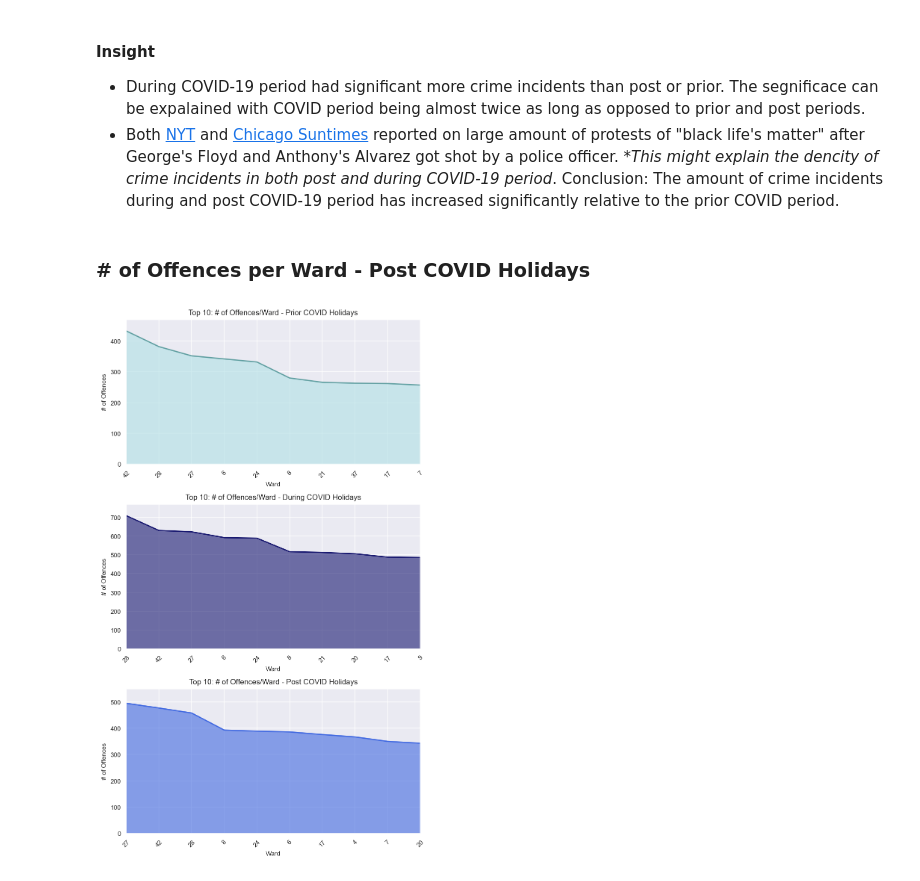
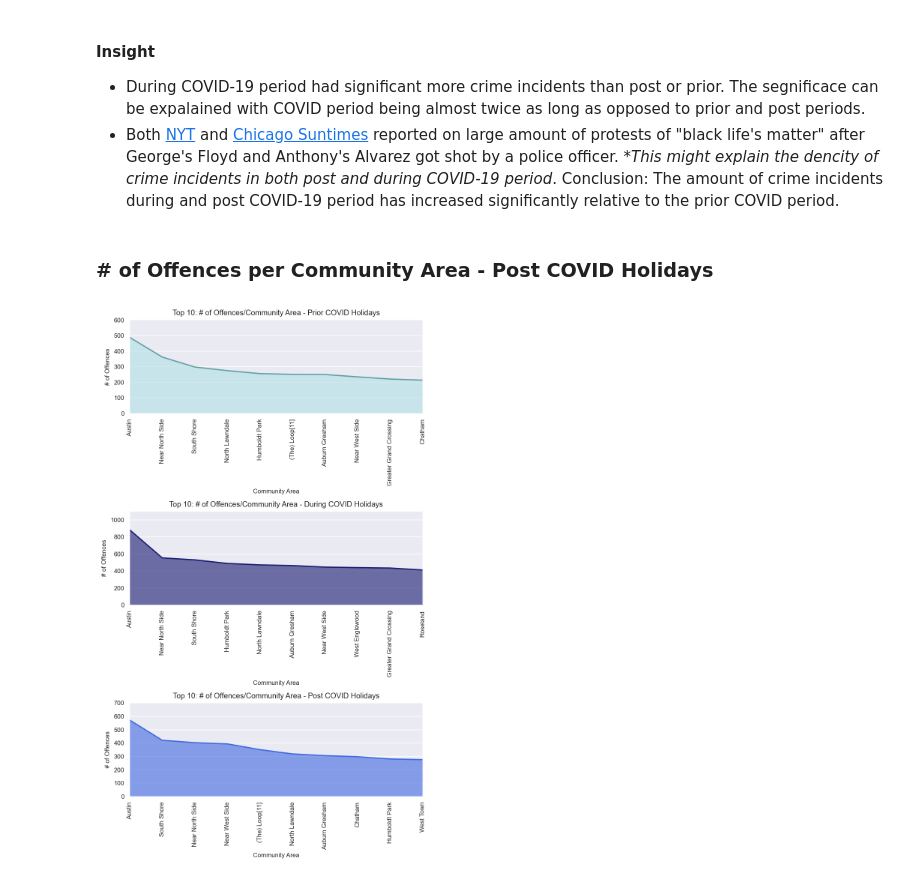
Before and after one commit to Kokolipa/crime_analysis, a Jupyter notebook: holiday_seasons/Analysis_Question3.ipynb, the cells around one changed output. Drawn from its saved outputs; the diff is of its cells as text; code cells hidden in the pictures.

Commit message:
Finalising insights & adding Images folder

```diff
--- a/holiday_seasons/Analysis_Question3.ipynb
+++ b/holiday_seasons/Analysis_Question3.ipynb
@@ -310,60 +316,64 @@ plt.show()
 * Both [NYT](https://www.nytimes.com/article/george-floyd-protests-timeline.html) and  [Chicago Suntimes](https://chicago.suntimes.com/news/2021/5/25/22419345/protests-chicago-george-floyd-anniversary-black-latino-unity-racial-reckoning) reported on large amount of protests of "black life's matter" after George's Floyd and Anthony's Alvarez got shot by a police officer. **This might explain the dencity of crime incidents in both *post and during COVID-19 period**.
 Conclusion: The amount of crime incidents during and post COVID-19 period has increased significantly relative to the prior COVID period.
 # %% [markdown]
-### # of Offences per Ward - Post COVID Holidays
+### # of Offences per Community Area - Post COVID Holidays
 # %%
 
 # Filter and group the data for each COVID period
-prior = holiday_df.loc[(holiday_df['Ward'] != 'Blank') & (holiday_df['COVID Period'] == 'Prior COVID Holidays')].groupby('Ward')['Holiday_name'].count().sort_values(ascending=False).iloc[:10]
-during = holiday_df.loc[(holiday_df['Ward'] != 'Blank') & (holiday_df['COVID Period'] == 'During COVID Holidays')].groupby('Ward')['Holiday_name'].count().sort_values(ascending=False).iloc[:10]
-post = holiday_df.loc[(holiday_df['Ward'] != 'Blank') & (holiday_df['COVID Period'] == 'Post COVID Holidays')].groupby('Ward')['Holiday_name'].count().sort_values(ascending=False).iloc[:10]
+prior = holiday_df.loc[(holiday_df['Community Area'] != 'Blank') & (holiday_df['COVID Period'] == 'Prior COVID Holidays')].groupby('Community Area')['Holiday_name'].count().sort_values(ascending=False).iloc[:10]
+during = holiday_df.loc[(holiday_df['Community Area'] != 'Blank') & (holiday_df['COVID Period'] == 'During COVID Holidays')].groupby('Community Area')['Holiday_name'].count().sort_values(ascending=False).iloc[:10]
+post = holiday_df.loc[(holiday_df['Community Area'] != 'Blank') & (holiday_df['COVID Period'] == 'Post COVID Holidays')].groupby('Community Area')['Holiday_name'].count().sort_values(ascending=False).iloc[:10]
 
-# Get the unique wards and their count values
-wards = np.arange(len(prior))  # Using the same length for all COVID periods
+# * Get the unique community_area and their count values
+community_area = np.arange(len(prior))  # Using the same length for all COVID periods
 prior_count = prior.values
 during_count = during.values
 post_count = post.values
 
-# Create separate figures for each COVID period
+# * Create separate figures for each COVID period
 fig, axes = plt.subplots(3, 1, figsize=(6, 10))
 
-# Figure for Prior COVID Holidays
-axes[0].fill_between(wards, 0, prior_count, color='powderblue', alpha=0.6)
-axes[0].plot(wards, prior_count, color='cadetblue', linewidth=1.5)
-axes[0].set_xticks(wards)
-axes[0].set_xticklabels(prior.index, rotation=45)
-axes[0].set_xlabel('Ward')
+# * Figure for Prior COVID Holidays
+axes[0].fill_between(community_area, 0, prior_count, color='powderblue', alpha=0.6)
+axes[0].plot(community_area, prior_count, color='cadetblue', linewidth=1.5)
+axes[0].set_xticks(community_area)
+axes[0].set_xticklabels(prior.index, rotation=90)
+axes[0].set_xlabel('Community Area')
 axes[0].set_ylabel('# of Offences')
-axes[0].set_title('Top 10: # of Offences/Ward - Prior COVID Holidays')
-axes[0].set_xlim(wards[0], wards[-1])
-axes[0].set_ylim(0, 470)
+axes[0].set_title('Top 10: # of Offences/Community Area - Prior COVID Holidays')
+axes[0].set_xlim(community_area[0], community_area[-1])
+axes[0].set_ylim(0, 600)
+axes[0].grid(axis='x')
 
-# Figure for During COVID Holidays
-axes[1].fill_between(wards, 0, during_count, color='midnightblue',alpha=0.6)
-axes[1].plot(wards, during_count, color='midnightblue', linewidth=1.5)
-axes[1].set_xticks(wards)
-axes[1].set_xticklabels(during.index, rotation=45)
-axes[1].set_xlabel('Ward')
+# * Figure for During COVID Holidays
+axes[1].fill_between(community_area, 0, during_count, color='midnightblue',alpha=0.6)
+axes[1].plot(community_area, during_count, color='midnightblue', linewidth=1.5)
+axes[1].set_xticks(community_area)
+axes[1].set_xticklabels(during.index, rotation=90)
+axes[1].set_xlabel('Community Area')
 axes[1].set_ylabel('# of Offences')
-axes[1].set_title('Top 10: # of Offences/Ward - During COVID Holidays')
-axes[1].set_xlim(wards[0], wards[-1])
-axes[1].set_ylim(0, 770)
+axes[1].set_title('Top 10: # of Offences/Community Area - During COVID Holidays')
+axes[1].set_xlim(community_area[0], community_area[-1])
+axes[1].set_ylim(0, 1100)
+axes[1].grid(axis='x')
 
-# Figure for Post COVID Holidays
-axes[2].fill_between(wards, 0, post_count,color='royalblue',alpha=0.6)
-axes[2].plot(wards, post_count, color='royalblue', linewidth=1.5)
-axes[2].set_xticks(wards)
-axes[2].set_xticklabels(post.index, rotation=45)
-axes[2].set_xlabel('Ward')
+# * Figure for Post COVID Holidays
+axes[2].fill_between(community_area, 0, post_count,color='royalblue',alpha=0.6)
+axes[2].plot(community_area, post_count, color='royalblue', linewidth=1.5)
+axes[2].set_xticks(community_area)
+axes[2].set_xticklabels(post.index, rotation=90)
+axes[2].set_xlabel('Community Area')
 axes[2].set_ylabel('# of Offences')
-axes[2].set_title('Top 10: # of Offences/Ward - Post COVID Holidays')
-axes[2].set_xlim(wards[0], wards[-1])
-axes[2].set_ylim(0, 550)
+axes[2].set_title('Top 10: # of Offences/Community Area - Post COVID Holidays')
+axes[2].set_xlim(community_area[0], community_area[-1])
+axes[2].set_ylim(0, 700)
+axes[2].grid(axis='x')
 
-# Adjust spacing between subplots
+# * Adjust spacing between subplots
 plt.tight_layout()
 
-# Display the plot
+# * Display the plot
+plt.savefig("/Users/galbeeir/Desktop/git/crime_analysis/holiday_seasons/Images/top10_community_area.png")
 plt.show()
 # %% [output]
-[figure, old version]
+[figure, new version]
```
Also changed, not shown: parts of 11 cells of this notebook, 4 other files.
